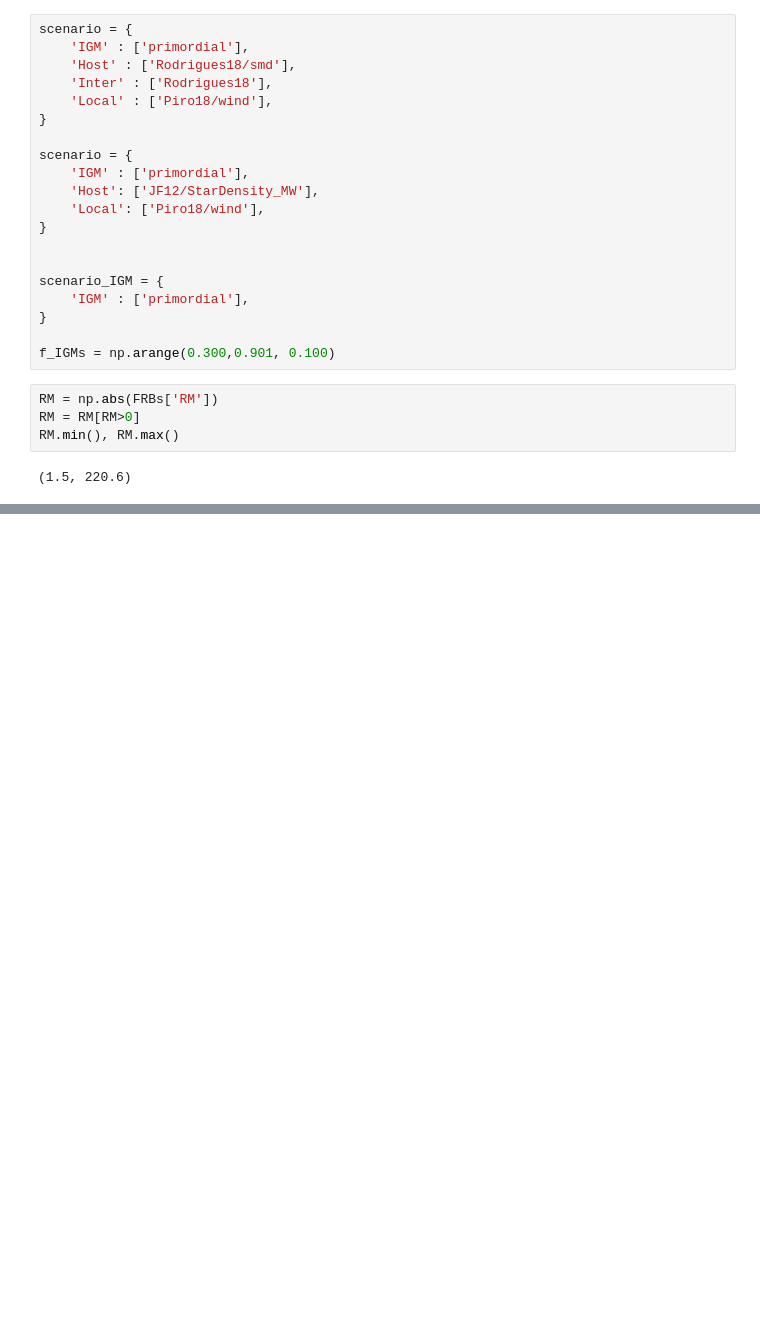
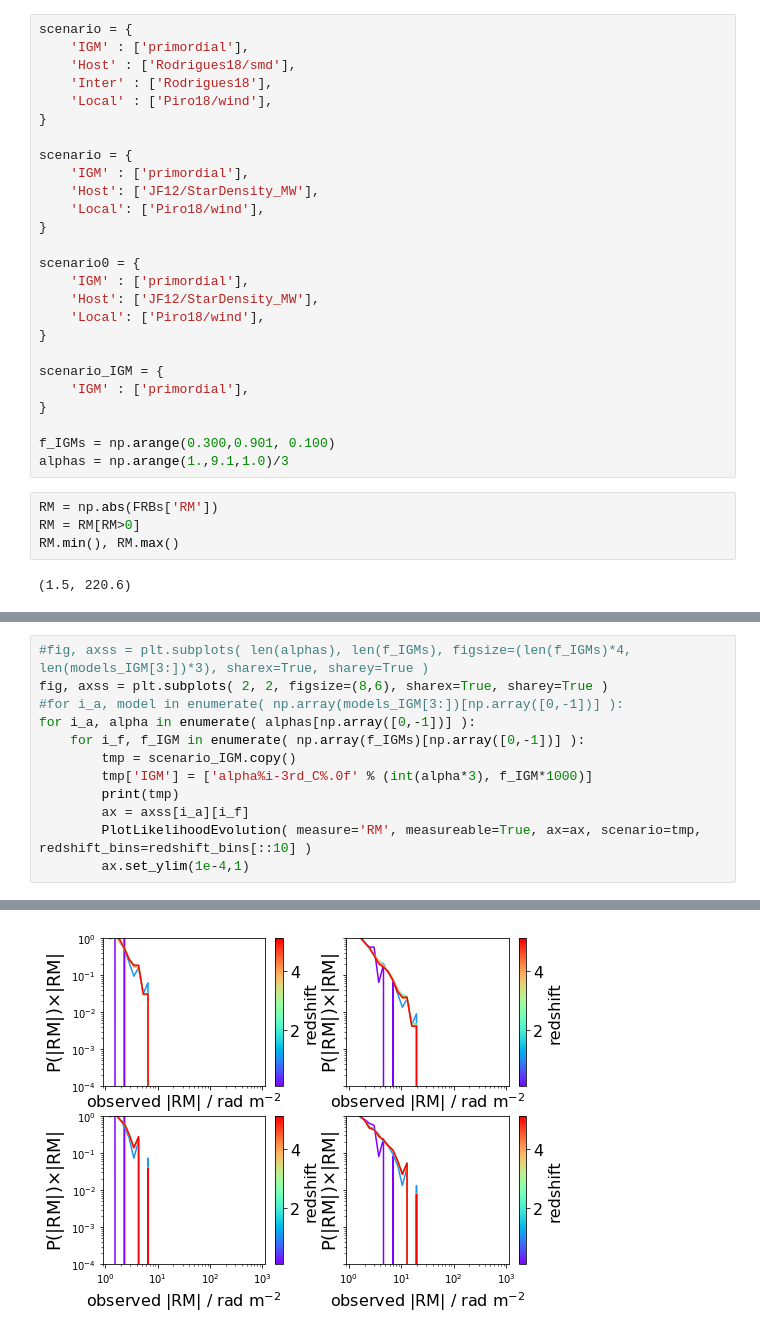
Before and after one commit to FRBs/PreFRBLE, a Jupyter notebook: notebooks/PreFRBLE_JointAnalysis_fIGM-alpha-population.ipynb, the cells around one changed output, grey strips where cells are left out. Saved outputs shown, nothing was run; the diff lists cells and outputs as text; blank space fills up the shorter version.

```diff
--- a/notebooks/PreFRBLE_JointAnalysis_fIGM-alpha-population.ipynb
+++ b/notebooks/PreFRBLE_JointAnalysis_fIGM-alpha-population.ipynb
@@ -18,12 +19,18 @@ scenario = {
     'Local': ['Piro18/wind'],
 }
 
+scenario0 = {
+    'IGM' : ['primordial'],
+    'Host': ['JF12/StarDensity_MW'],
+    'Local': ['Piro18/wind'],
+}
 
 scenario_IGM = {
     'IGM' : ['primordial'],
 }
 
 f_IGMs = np.arange(0.300,0.901, 0.100)
+alphas = np.arange(1.,9.1,1.0)/3
 # %%
 RM = np.abs(FRBs['RM'])
 RM = RM[RM>0]
@@ -127,0 +141,13 @@ with h5.File( likelihood_file_galaxy ) as f:
+# %%
+#fig, axss = plt.subplots( len(alphas), len(f_IGMs), figsize=(len(f_IGMs)*4, len(models_IGM[3:])*3), sharex=True, sharey=True )
+fig, axss = plt.subplots( 2, 2, figsize=(8,6), sharex=True, sharey=True )
+#for i_a, model in enumerate( np.array(models_IGM[3:])[np.array([0,-1])] ):
+for i_a, alpha in enumerate( alphas[np.array([0,-1])] ):
+    for i_f, f_IGM in enumerate( np.array(f_IGMs)[np.array([0,-1])] ):
+        tmp = scenario_IGM.copy()
+        tmp['IGM'] = ['alpha%i-3rd_C%.0f' % (int(alpha*3), f_IGM*1000)]
+        print(tmp)
+        ax = axss[i_a][i_f]
+        PlotLikelihoodEvolution( measure='RM', measureable=True, ax=ax, scenario=tmp, redshift_bins=redshift_bins[::10] )
+        ax.set_ylim(1e-4,1)
+# %% [output]
@@ -127,0 +158 @@ with h5.File( likelihood_file_galaxy ) as f:
+[figure, added]
```
Also changed, not shown: parts of 14 cells of this notebook, 12 other files.
